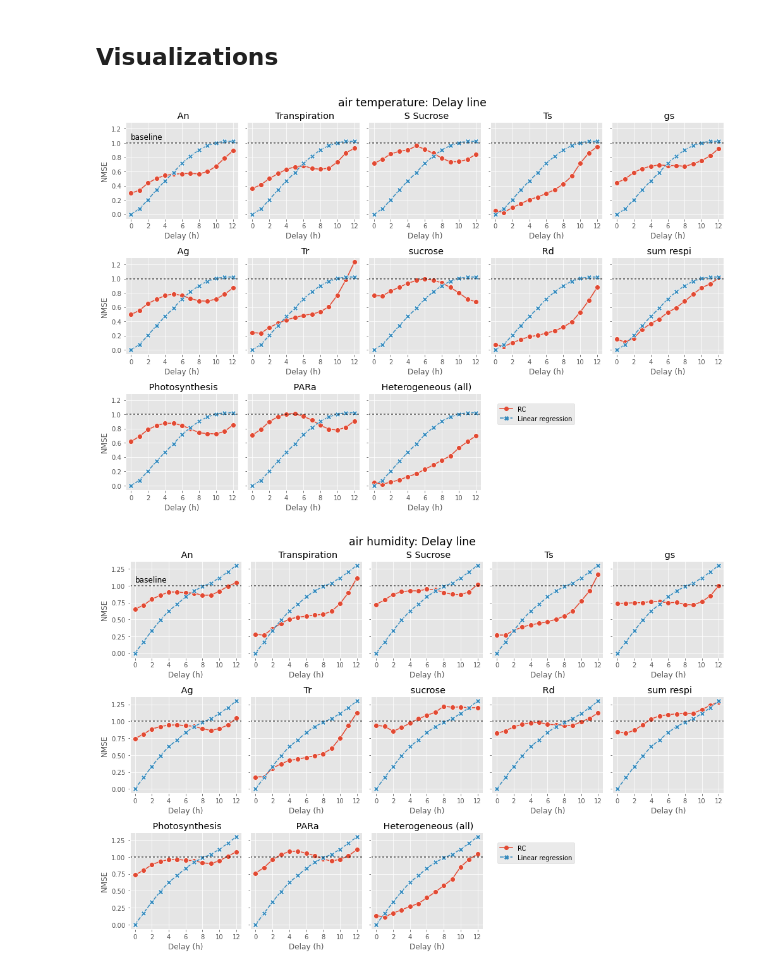
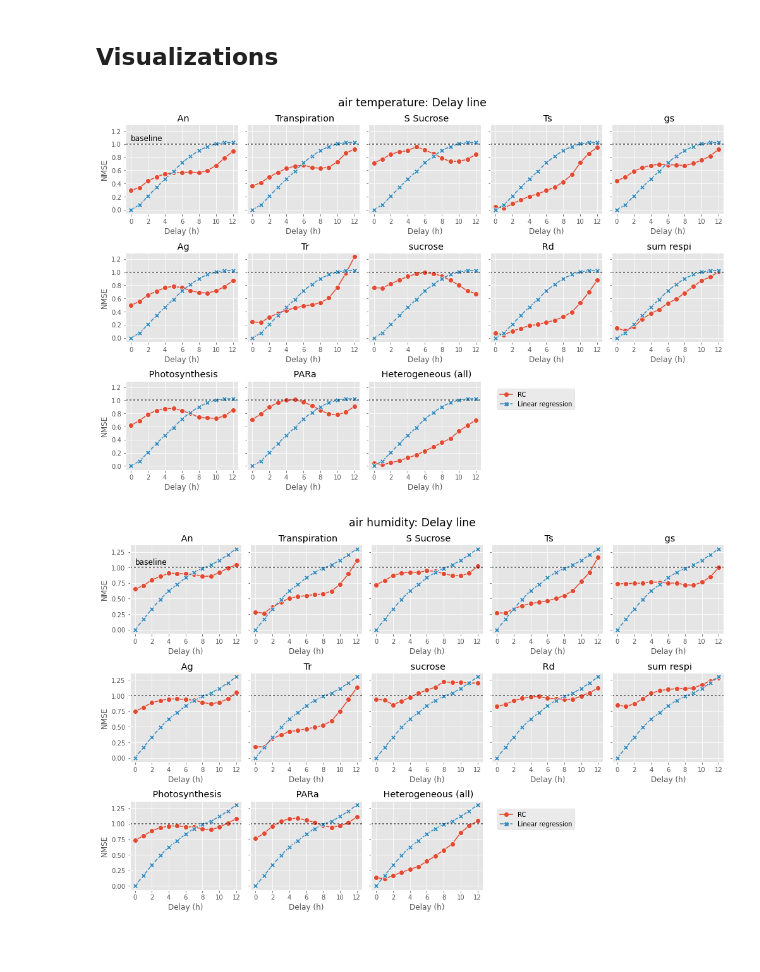
Before and after one commit to mcndt/thesis-plant-reservoir-computing, a Jupyter notebook: notebooks/cnwheat_rc_results_delay_line.ipynb, the cells around one changed output. Drawn from its saved outputs; the diff is of its cells as text; code cells hidden in the pictures; blank space fills up the shorter version.

```diff
--- a/notebooks/cnwheat_rc_results_delay_line.ipynb
+++ b/notebooks/cnwheat_rc_results_delay_line.ipynb
@@ -67,7 +67,7 @@ for target, baseline_reservoir in zip(TARGETS, BASELINE_RESERVOIRS):
   with plt.style.context('ggplot'):
     # setup figure
     n_cols = 5
-    n_rows = int(np.ceil(len(plot_reservoirs) / n_cols))
+    n_rows = int(np.ceil(len(PLANT_RESERVOIRS) / n_cols))
     fig, axs = plt.subplots(n_rows, n_cols, figsize=(14, 3 * n_rows), squeeze=False, sharey=True, sharex=False)
 
     # Filter and preprocess baseline data
@@ -86,33 +86,33 @@ for target, baseline_reservoir in zip(TARGETS, BASELINE_RESERVOIRS):
       plot_data = pd.concat((plot_data, baseline_data), ignore_index=True)
 
       # create data plots
       sns.lineplot(x=bench_param[BENCHMARK], y="test_score", hue="reservoir_id", style="reservoir_id",
                    dashes=True, markers=True, data=plot_data, ax=ax, markersize=8)
 
       # plot baseline score dashed line
       ax.axhline(1, dashes=(2, 2), color='black', alpha=0.67)
       if ax is axs[0, 0]:
         ax.text(0, 1.05, 'baseline', fontsize='large', rotation='horizontal')
 
       # Figure ticks, labels and titles
       ax.set_xticks(np.arange(0, MAX_PARAM + 1, 2))
       ax.set_xlabel(bench_xlabel[BENCHMARK])
       ax.set_ylabel("NMSE")
       ax.set_title(f'{res_to_title(reservoir)}')
 
       # Legend
       if ax is axs[0, 0]:
         handles, labels = ax.get_legend_handles_labels()
-        fig.legend(handles, labels, bbox_to_anchor=(0.76, 0.425))
+        fig.legend(handles, labels, bbox_to_anchor=(0.76, 0.275))
       ax.legend_.remove()
 
     # Remove empty axes
     for ax in axs.flatten()[len(PLANT_RESERVOIRS):]:
       ax.remove()
 
     plt.suptitle(f'{input_names[target]}: {bench_title[BENCHMARK]}', fontsize='xx-large')
     plt.tight_layout()
     plt.savefig(os.path.join('figures/', f'cnwheat__{BENCHMARK}__{target}.png'), dpi=200, bbox_inches='tight')
 # %% [output]
-[figure, old version]
+[figure, new version]
-[figure, old version]
+[figure, new version]
```
Also changed, not shown: parts of 1 cell of this notebook, 15 other files.
